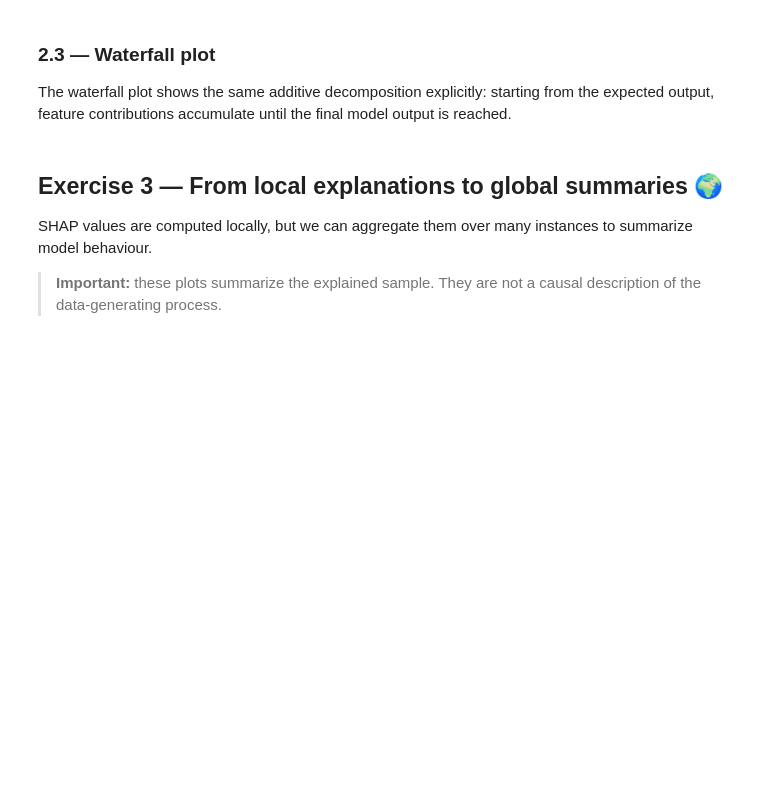
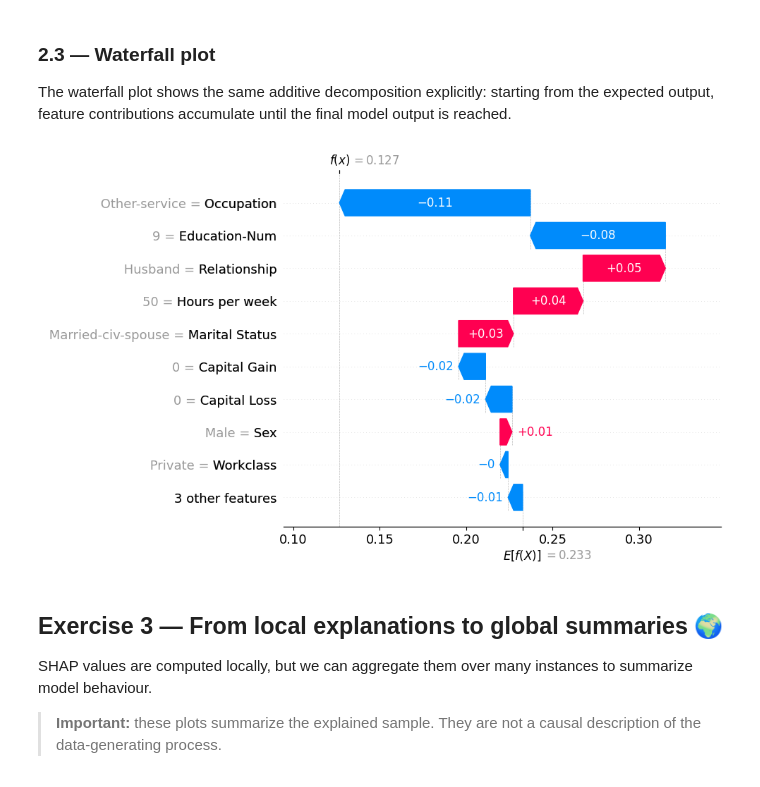
Before and after one commit to Arthvrr/Explanaible-AI-Labs, a Jupyter notebook: Lab 3/Lab3c_Local_explanation_methods_SHAP.ipynb, the cells around one changed output. Saved outputs shown, nothing was run; the diff lists cells and outputs as text; code cells hidden in the pictures; blank space fills up the shorter version.

```diff
--- a/Lab 3/Lab3c_Local_explanation_methods_SHAP.ipynb
+++ b/Lab 3/Lab3c_Local_explanation_methods_SHAP.ipynb
@@ -206,8 +317,18 @@ The waterfall plot shows the same additive decomposition explicitly: starting fr
 # %%
 #### START CODE HERE ####
 # Create a waterfall plot for the same instance
-...
+shap.plots.waterfall(
+    shap_values_class[id_instance],
+    max_display=10
+)
 #### END CODE HERE ####
+
+"""
+Le Waterfall plot est probablement le plus pédagogique des trois pour comprendre la décomposition mathématique d'une prédiction.
+Il permet de suivre étape par étape la manière dont chaque feature modifie la valeur de référence.
+"""
+# %% [output]
+[figure, added]
 # %% [markdown]
 ## Exercise 3 — From local explanations to global summaries 🌍
 
```
Also changed, not shown: parts of 17 cells of this notebook.
